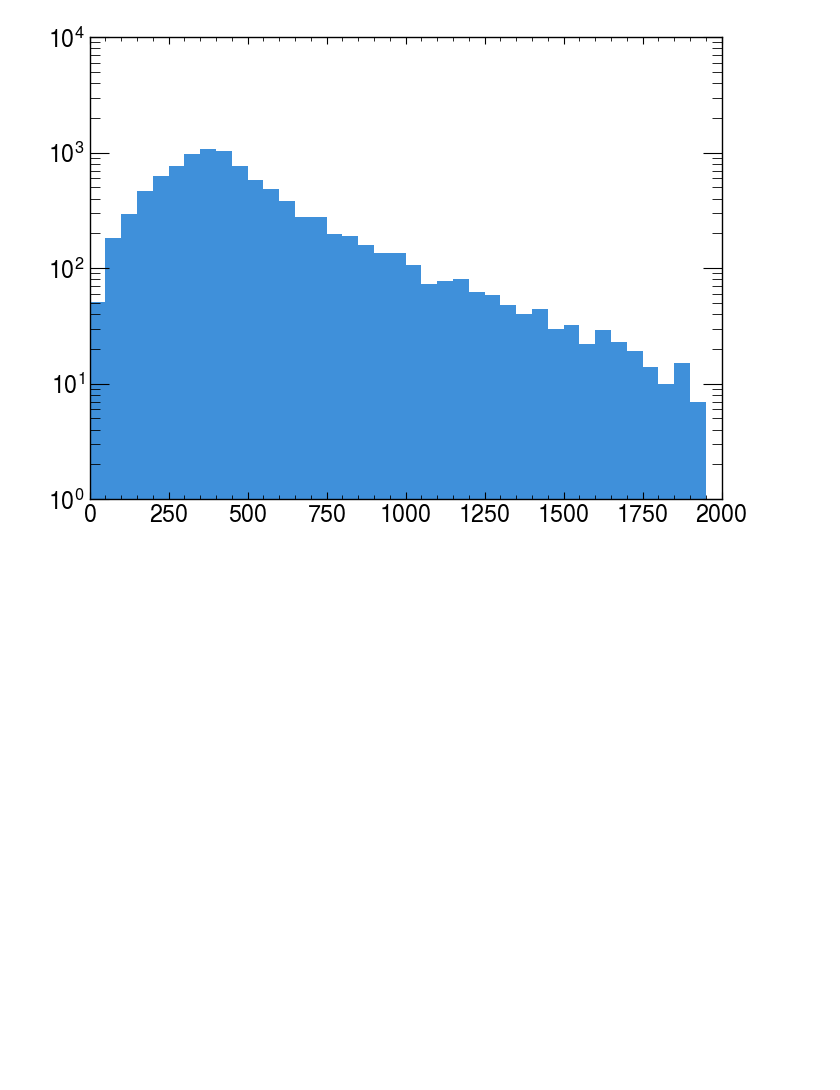
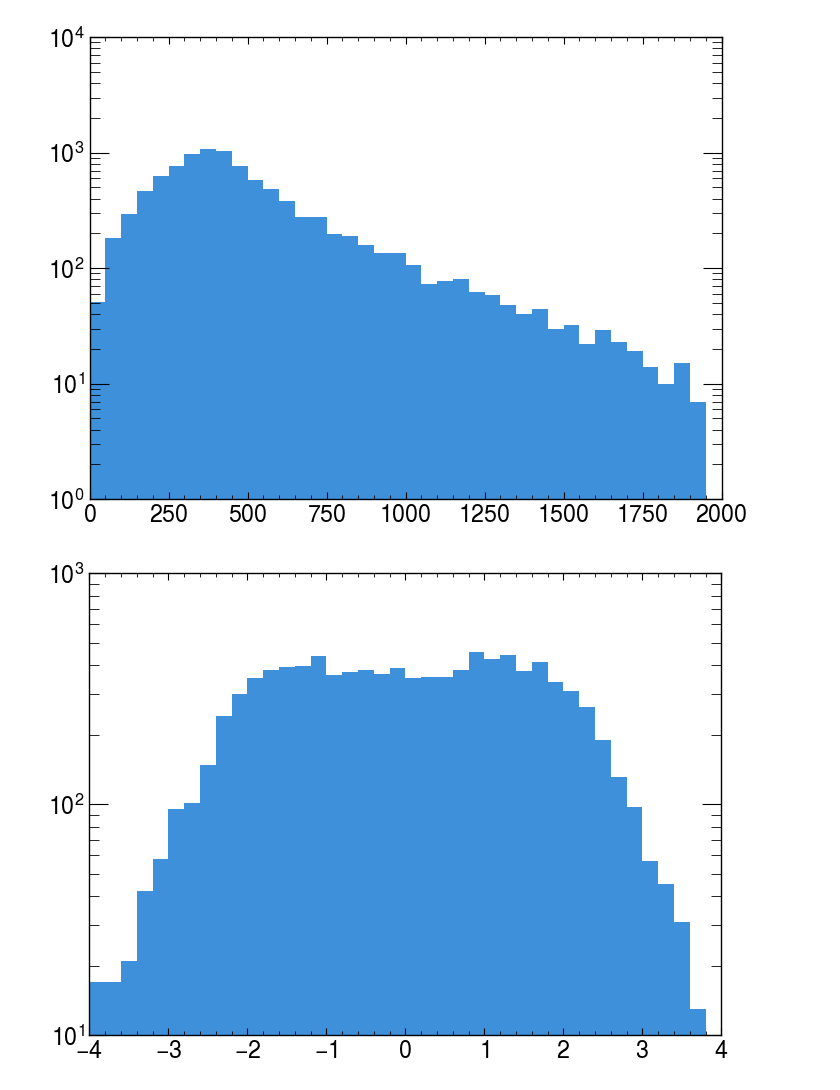
Before and after one commit to andlessa/back2futureTrigger, a Jupyter notebook: B2TF-Trigger/checkEvents.ipynb, the cells around one changed output. Saved outputs shown, nothing was run; the diff lists cells and outputs as text; code cells hidden in the pictures; blank space fills up the shorter version.

```diff
--- a/B2TF-Trigger/checkEvents.ipynb
+++ b/B2TF-Trigger/checkEvents.ipynb
@@ -37,6 +36,7 @@ tree = f.Get("Delphes")
 nevts = tree.GetEntries()
 massList = []
 pTList = []
+etaList = []
 for ievt in range(nevts):
     tree.GetEntry(ievt)
 
@@ -48,6 +48,7 @@ for ievt in range(nevts):
 
     massList.append(np.sqrt(pS[0]**2 - np.dot(pS[1:4],pS[1:4])))
     pTList.append(np.sqrt(np.dot(pS[1:3],pS[1:3])))
+    etaList.append(0.5*np.log((np.linalg.norm(pS[1:4])+pS[3])/(np.linalg.norm(pS[1:4])-pS[3])))
 
 f.Close()
 # %%
@@ -63,3 +64,10 @@ plt.xlim(0.,2000.0)
 plt.show()
 # %% [output]
 [figure]
+# %%
+plt.hist(etaList,bins=np.arange(-4.,4.,0.2))
+plt.yscale('log')
+# plt.xlim(-4.,10.0)
+plt.show()
+# %% [output]
+[figure, added]
```
Also changed, not shown: parts of 1 cell of this notebook, 3 other files.
